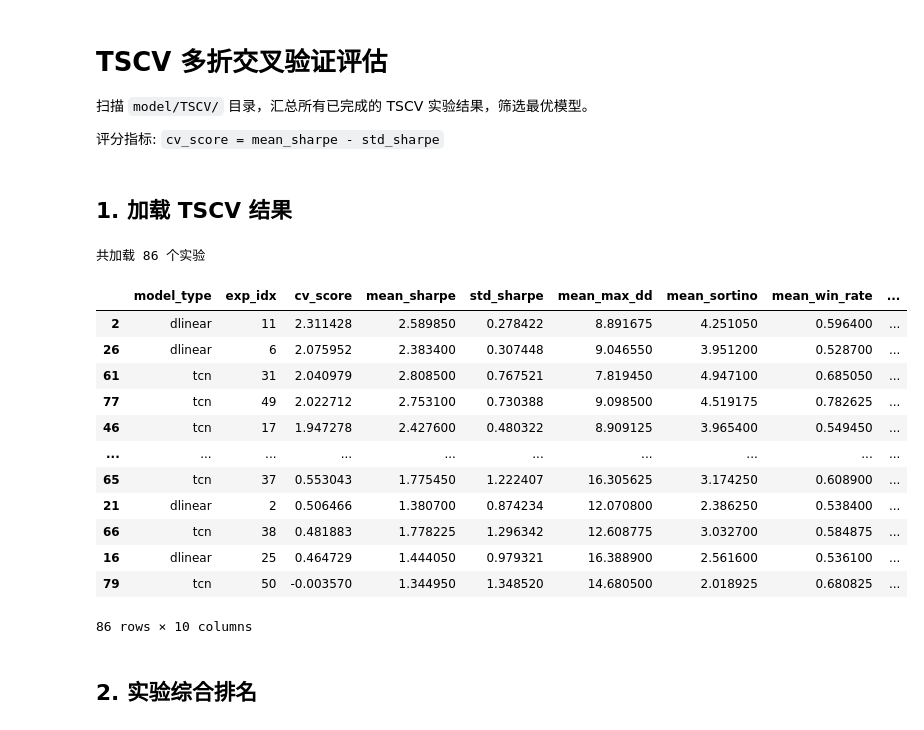
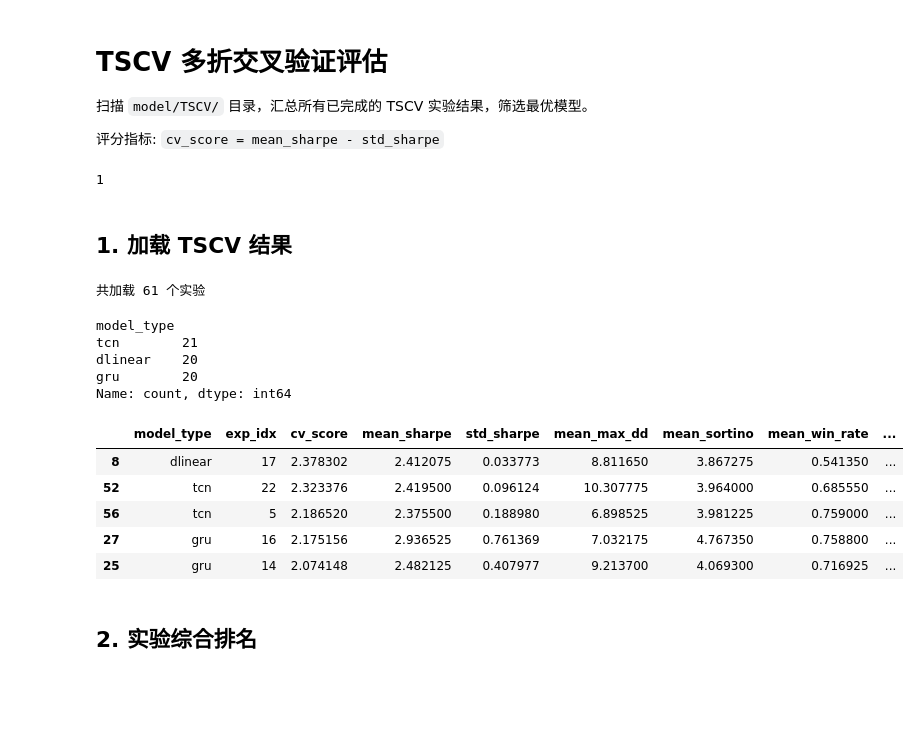
Before and after one commit to xyl-27/ETF, a Jupyter notebook: notebooks/tscv_eval.ipynb, the cells around one changed output. Saved outputs shown, nothing was run; the diff lists cells and outputs as text; code cells hidden in the pictures; blank space fills up the shorter version.

```diff
--- a/notebooks/tscv_eval.ipynb
+++ b/notebooks/tscv_eval.ipynb
@@ -4,6 +4,10 @@
 扫描 `model/TSCV/` 目录，汇总所有已完成的 TSCV 实验结果，筛选最优模型。
 
 评分指标: `cv_score = mean_sharpe - std_sharpe`
+# %%
+1
+# %% [output]
+1
 # %%
 import os, sys, json, glob
 import pandas as pd
@@ -39,47 +43,46 @@ for mt_dir in sorted(glob.glob(f"{TSCV_DIR}/*/")):
         folds_total = len(r.get("fold_sharpe", []))
         params = r.get("params", {})
 
         row = {
             "model_type": mt_short,
             "exp_idx": exp_idx,
             "cv_score": r.get("cv_score", r.get("sharpe", 0)),
             "mean_sharpe": r.get("mean_sharpe", 0),
             "std_sharpe": r.get("std_sharpe", 0),
             "mean_calmar": r.get("mean_calmar", 0),
             "mean_max_dd": r.get("mean_max_dd", 0),
             "mean_sortino": r.get("mean_sortino", 0),
             "mean_win_rate": r.get("mean_win_rate", 0),
             "folds_done": folds_done,
             "folds_total": folds_total,
             "lr": params.get("learning_rate", 0),
             "d_model": params.get("d_model", 0),
             "dropout": params.get("dropout", 0),
             "num_layers": params.get("num_layers", 0),
             "kernel_size": params.get("kernel_size", 0),
         }
         rows.append(row)
 
 df = pd.DataFrame(rows) if rows else pd.DataFrame()
 print(f"共加载 {len(df)} 个实验")
+display(df["model_type"].value_counts())
 if len(df) > 0:
     display(df[['model_type', 'exp_idx', 'cv_score', 'mean_sharpe', 'std_sharpe',
                 'mean_max_dd', 'mean_sortino', 'mean_win_rate',
-                'folds_done', 'folds_total']].sort_values(by=['cv_score'], ascending=[False]))
+                'folds_done', 'folds_total']].sort_values(by=['cv_score'], ascending=[False]).head())
 # %% [output]
-共加载 86 个实验
+共加载 61 个实验
+model_type
+tcn        21
+dlinear    20
+gru        20
+Name: count, dtype: int64
 |  | model_type | exp_idx | cv_score | mean_sharpe | std_sharpe | mean_max_dd | mean_sortino | mean_win_rate | ... |
-| 2 | dlinear | 11 | 2.311428 | 2.589850 | 0.278422 | 8.891675 | 4.251050 | 0.596400 | ... |
-| 26 | dlinear | 6 | 2.075952 | 2.383400 | 0.307448 | 9.046550 | 3.951200 | 0.528700 | ... |
-| 61 | tcn | 31 | 2.040979 | 2.808500 | 0.767521 | 7.819450 | 4.947100 | 0.685050 | ... |
-| 77 | tcn | 49 | 2.022712 | 2.753100 | 0.730388 | 9.098500 | 4.519175 | 0.782625 | ... |
-| 46 | tcn | 17 | 1.947278 | 2.427600 | 0.480322 | 8.909125 | 3.965400 | 0.549450 | ... |
-| ... | ... | ... | ... | ... | ... | ... | ... | ... | ... |
-| 65 | tcn | 37 | 0.553043 | 1.775450 | 1.222407 | 16.305625 | 3.174250 | 0.608900 | ... |
-| 21 | dlinear | 2 | 0.506466 | 1.380700 | 0.874234 | 12.070800 | 2.386250 | 0.538400 | ... |
-| 66 | tcn | 38 | 0.481883 | 1.778225 | 1.296342 | 12.608775 | 3.032700 | 0.584875 | ... |
-| 16 | dlinear | 25 | 0.464729 | 1.444050 | 0.979321 | 16.388900 | 2.561600 | 0.536100 | ... |
-| 79 | tcn | 50 | -0.003570 | 1.344950 | 1.348520 | 14.680500 | 2.018925 | 0.680825 | ... |
+| 8 | dlinear | 17 | 2.378302 | 2.412075 | 0.033773 | 8.811650 | 3.867275 | 0.541350 | ... |
+| 52 | tcn | 22 | 2.323376 | 2.419500 | 0.096124 | 10.307775 | 3.964000 | 0.685550 | ... |
+| 56 | tcn | 5 | 2.186520 | 2.375500 | 0.188980 | 6.898525 | 3.981225 | 0.759000 | ... |
+| 27 | gru | 16 | 2.175156 | 2.936525 | 0.761369 | 7.032175 | 4.767350 | 0.758800 | ... |
+| 25 | gru | 14 | 2.074148 | 2.482125 | 0.407977 | 9.213700 | 4.069300 | 0.716925 | ... |
-86 rows × 10 columns
 # %% [markdown]
 ## 2. 实验综合排名
 # %% [markdown]
```
Also changed, not shown: parts of 4 cells of this notebook, 4 other files.
